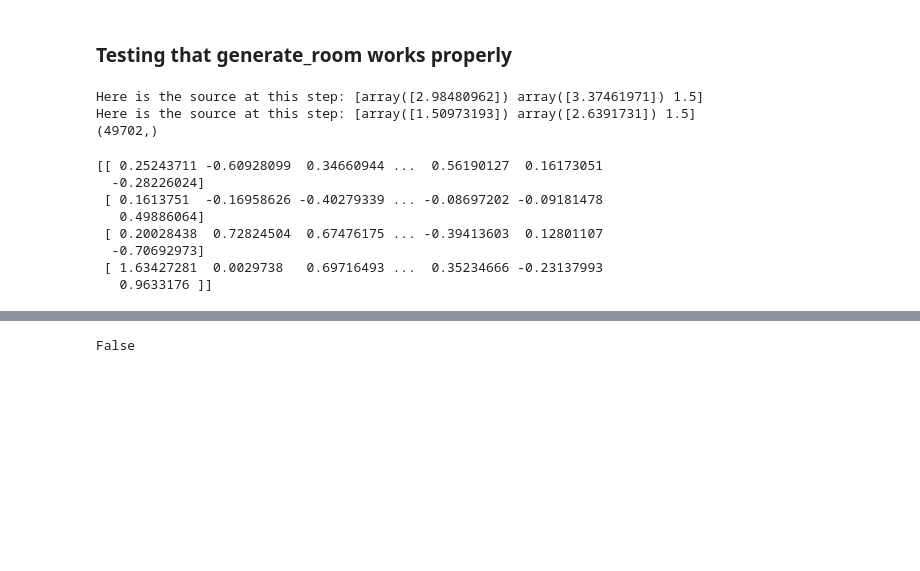
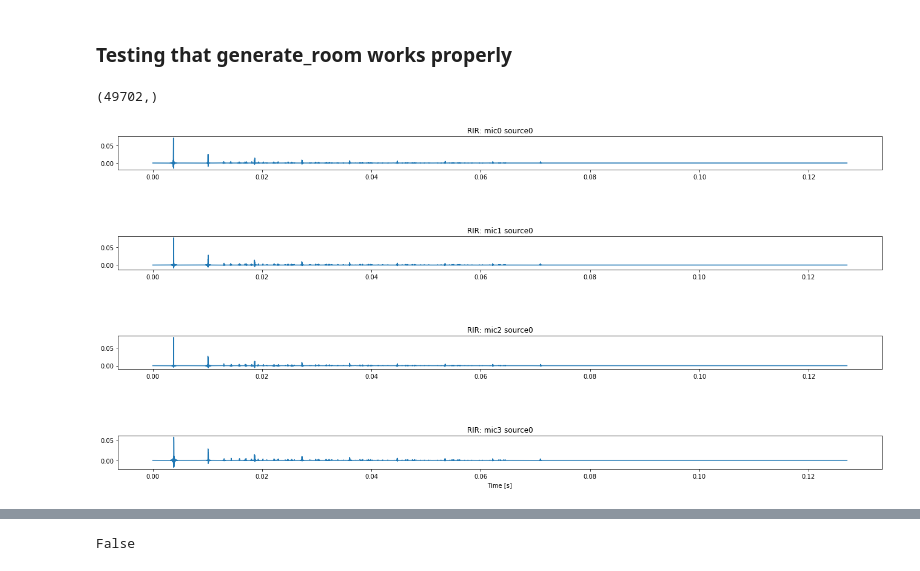
Before and after one commit to YoussefJanjar/Semester-Project-Signal-Processing-Laboratory-2-LTS2-EPFL-Spring-2019, a Jupyter notebook: Dataset/Generate_Data.ipynb, the cells around one changed output, grey strips where cells are left out. Saved outputs shown, nothing was run; the diff lists cells and outputs as text; code cells hidden in the pictures; blank space fills up the shorter version.

```diff
--- a/Dataset/Generate_Data.ipynb
+++ b/Dataset/Generate_Data.ipynb
@@ -41,7 +41,7 @@ absorption_2 = compute_absorption(b[0],b[2],RT60[1])
 absorptions = np.array([absorption_1,absorption_2])
 print(absorptions.shape)
 
-snr = 5.
+snr = 1000.
 fs,signal_wav = wavfile.read(file_to_open)
 snrs = np.array([5,10,15,20])
 print(fs)
@@ -73,7 +73,7 @@ def generate_room_from_conditions(ang,distance,absorptions,snr,dimensions,typeof
     source_location = room_dim / 2 + (distance * np.array([np.cos(ang), np.sin(ang),0.0]))
     source_signal = rng.randn(duration_samples)
     room.add_source(source_location, signal = signal_wav)
-    print('Here is the source at this step:',source_location)
+    #print('Here is the source at this step:',source_location)
 
     #We initiate the point of the Tethra then we scale them
     #and translate the origin of the Tethra to the center of the room.
@@ -87,27 +87,21 @@ def generate_room_from_conditions(ang,distance,absorptions,snr,dimensions,typeof
 
     room.simulate(snr = snr)
     #print('Here is the audio signal:',room.mic_array.signals[0][:5])
-    return room.mic_array.signals,source_location,absr
+    return room,room.mic_array.signals,source_location,absr
 # %% [markdown]
 ### Testing that generate_room works properly
 # %%
 ang = (np.array([61.]) / 180.) * np.pi
-ang1 = (np.array([172.]) / 180.) * np.pi
-audio_signals,source_loc,t = generate_room_from_conditions(ang,distances[0],absorptions,snr,dimensions,0)
-audio_signals1,source_loc1,t1 = generate_room_from_conditions(ang1,distances[0],absorptions,snr,dimensions,0)
+ang1 = (np.array([10.]) / 180.) * np.pi
+room1,audio_signals,source_loc,t = generate_room_from_conditions(ang,distances[0],absorptions,snr,dimensions,0)
+room2,audio_signals1,source_loc1,t1 = generate_room_from_conditions(ang1,distances[1],absorptions,snr,dimensions,1)
 print(audio_signals[0,:].shape)
 # %% [output]
-Here is the source at this step: [array([2.98480962]) array([3.37461971]) 1.5]
-Here is the source at this step: [array([1.50973193]) array([2.6391731]) 1.5]
 (49702,)
-# %%
-print(audio_signals)
-# %% [output]
-[[ 0.25243711 -0.60928099  0.34660944 ...  0.56190127  0.16173051
-  -0.28226024]
- [ 0.1613751  -0.16958626 -0.40279339 ... -0.08697202 -0.09181478
-   0.49886064]
- [ 0.20028438  0.72824504  0.67476175 ... -0.39413603  0.12801107
-  -0.70692973]
- [ 1.63427281  0.0029738   0.69716493 ...  0.35234666 -0.23137993
-   0.9633176 ]]
+# %%
+#Plotting the RIR for each microphone
+room1.plot_rir()
+fig = plt.gcf()
+fig.set_size_inches(20, 10)
+# %% [output]
+[figure, added]
```
Also changed, not shown: parts of 11 cells of this notebook, 1 other file.
